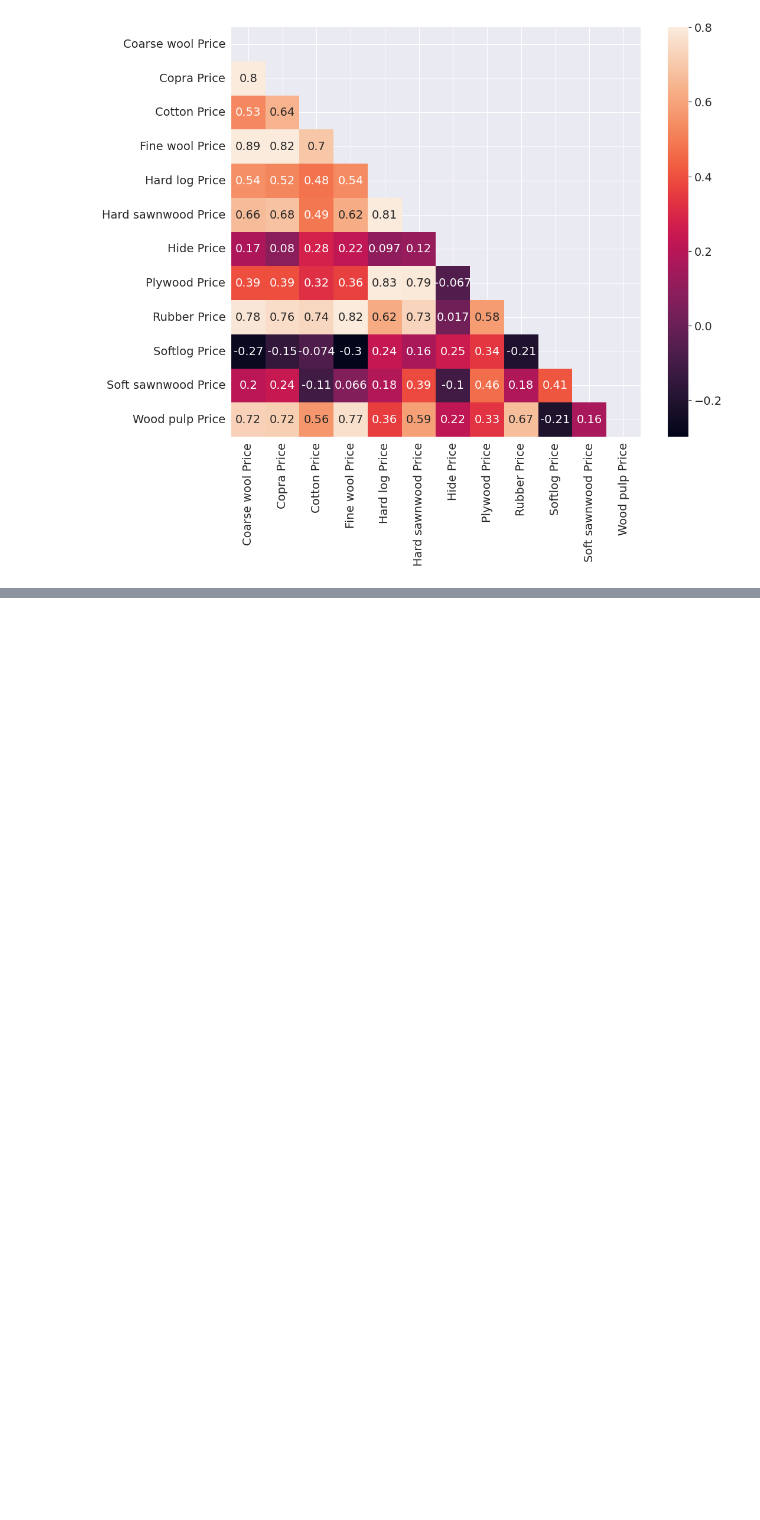
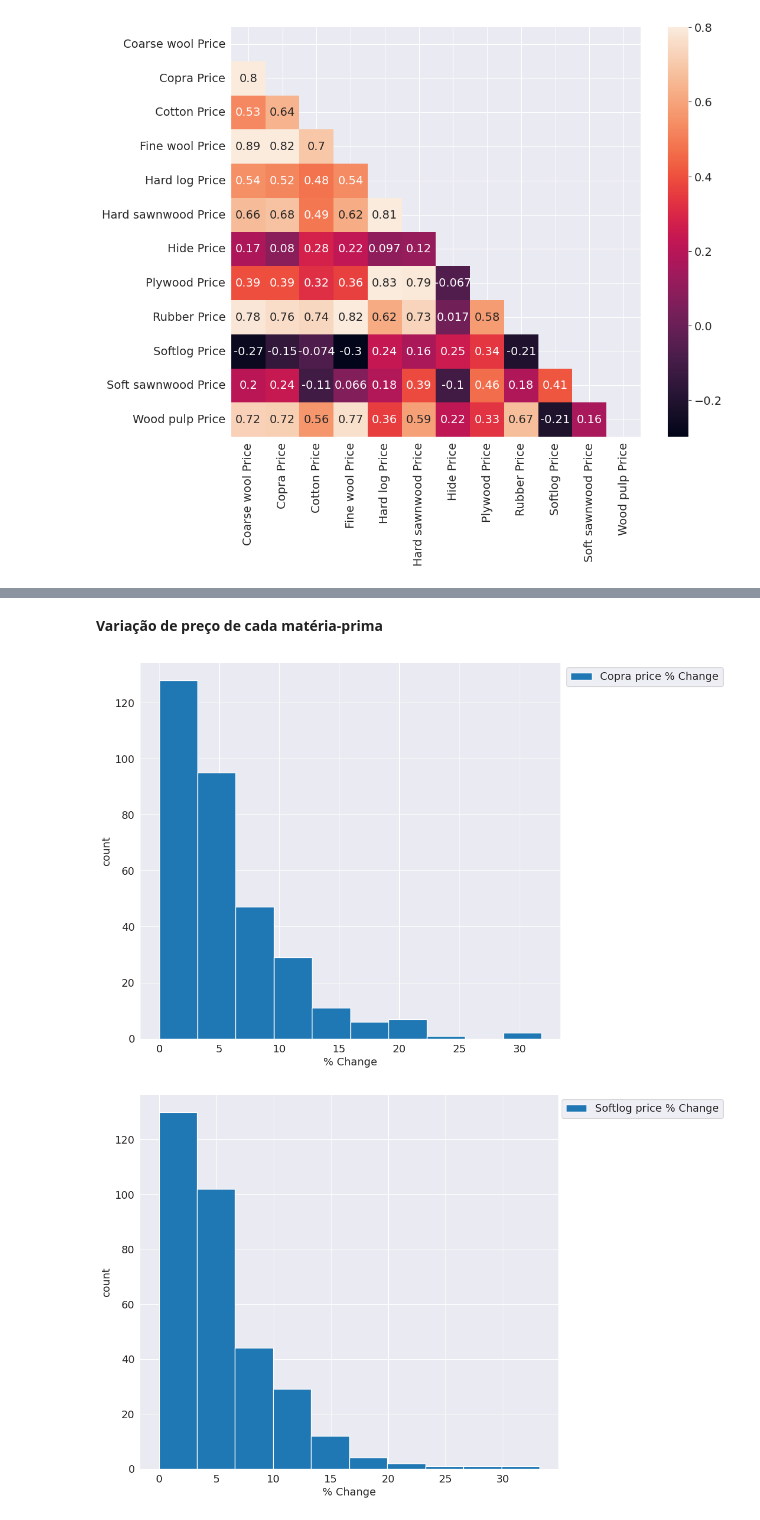
Before and after one commit to JVictor011/Analise_de_precos_de_materias-primas_agricolas, a Jupyter notebook: Notebooks/projeto_de_analize_de_dados.ipynb, the cells around one changed output, grey strips where cells are left out. Saved outputs shown, nothing was run; the diff lists cells and outputs as text; code cells hidden in the pictures; blank space fills up the shorter version.

```diff
--- a/Notebooks/projeto_de_analize_de_dados.ipynb
+++ b/Notebooks/projeto_de_analize_de_dados.ipynb
@@ -100,0 +113,14 @@ plt.show()
+# %% [markdown]
+**Variação de preço de cada matéria-prima**
+# %%
+changelist=['Copra price % Change','Softlog price % Change','Rubber price % Change','Cotton price % Change','Coarse wool price % Change','Fine wool price % Change','Hard log price % Change','Hard sawnwood price % Change','Hide price % change','Plywood price % Change','Soft sawnwood price % Change','Wood pulp price % Change']
+
+for x in range(len(changelist)):
+  plt.figure(figsize = (12, 12))
+  df[changelist[x]].hist(figsize = (10, 9), linewidth = 1)
+  plt.xlabel('% Change')
+  plt.ylabel('count')
+  plt.legend(changelist[x:], loc = 'upper center', bbox_to_anchor = (1.2, 1))
+# %% [output]
+[figure, added]
+[figure, added]
```
Also changed, not shown: parts of 5 cells of this notebook.
